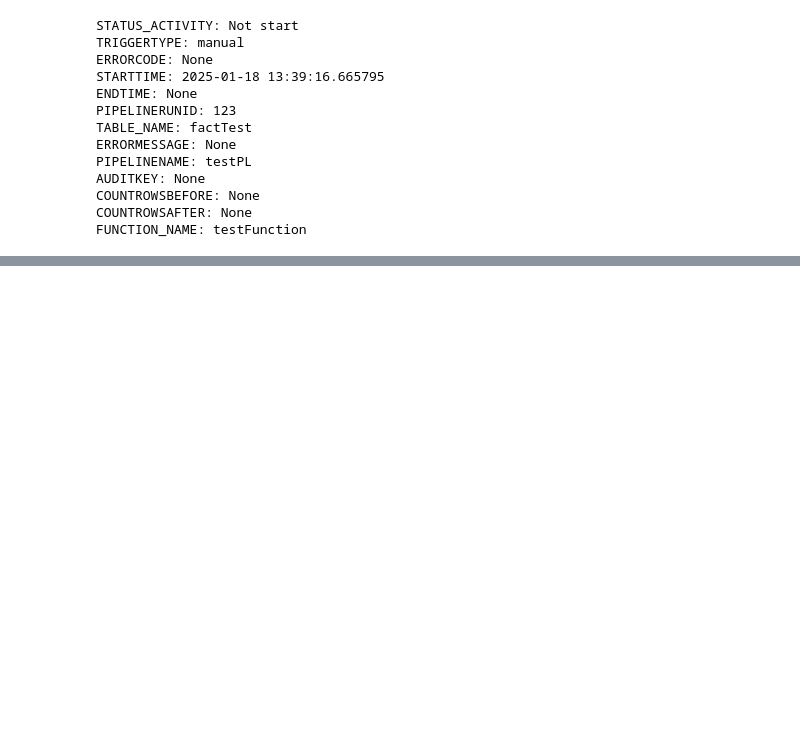
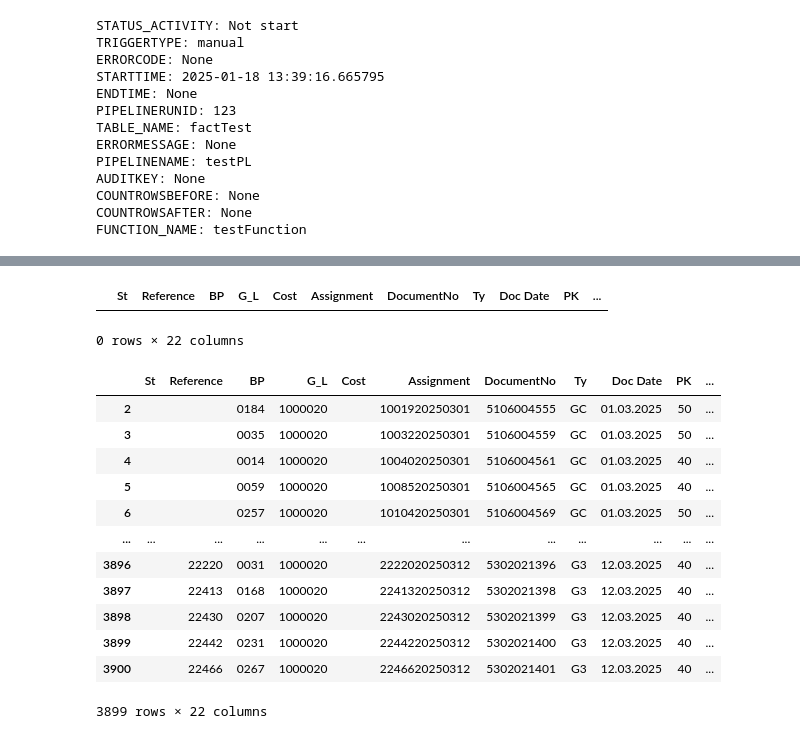
Before and after one commit to yamchote-ppt/BCP-data-platform, a Jupyter notebook: test.ipynb, the cells around one changed output, grey strips where cells are left out. Saved outputs shown, nothing was run; the diff lists cells and outputs as text; code cells hidden in the pictures; blank space fills up the shorter version.

```diff
--- a/test.ipynb
+++ b/test.ipynb
@@ -409,0 +465,57 @@ SyntaxError: invalid syntax (2940658051.py, line 1)
+# %%
+filename = "1106070_25_03_13.XLSx"
+df = pd.read_excel(filename,skiprows=4).fillna("").astype("str").sum(axis=1).str.split("\t",expand=True)
+df_col = df.iloc[0].str.replace('.','').str.replace('G/L','G_L')
+df = df.iloc[2:]
+df.columns = df_col.str.strip().apply(lambda x: '-' if len(x) == 0 else x)
+df = df.iloc[:-2]
+df = df.drop(columns='-')
+df = df[df['Text'].str.contains('CPICK')]
+df['AssignmentDate'] = df['Assignment'].str[-8:]
+df['DocDate'] = pd.to_datetime(df['Doc Date'].str.replace(".",""),format="%m%d%Y").dt.strftime('%Y%m%d')
+df['POSNumber'] = df['Assignment'].str[:5]
+df['Amount in doc curr'] = df['Amount in doc curr'].str.strip()
+df['DocumentNo'] = df['DocumentNo'].str.strip()
+df['AmountCURR'] = df['Amount in doc curr'].str.extract(r'([^\.]+)\..*',expand=False).str.replace(r'[\.,]',"",regex=True)
+df['FileName'] = filename
+df['ETL_Date'] = datetime.now()
+df['YYYYMM_DocDate'] = pd.to_datetime(df['Doc Date'],format='%d.%m.%Y').dt.strftime('%Y%m')
+
+df
+# %% [output]
+|  | St | Reference | BP | G_L | Cost | Assignment | DocumentNo | Ty | Doc Date | PK | ... |
+0 rows × 22 columns
+# %%
+filename = "1000020_25_03_13.XLSx"
+df = pd.read_excel(filename,skiprows=4).fillna("").astype("str").sum(axis=1).str.split("\t",expand=True)
+df_col = df.iloc[0].str.replace('.','').str.replace('G/L','G_L')
+df = df.iloc[2:]
+df.columns = df_col.str.strip().apply(lambda x: '-' if len(x) == 0 else x)
+df = df.iloc[:-2]
+df = df.drop(columns='-')
+df = df[df['G_L'].str.len()>=1]
+df['AssignmentDate'] = df['Assignment'].str[-8:]
+df['DocDate'] = pd.to_datetime(df['Doc Date'].str.replace(".",""),format="%m%d%Y").dt.strftime('%Y%m%d')
+df['POSNumber'] = df['Assignment'].str[:5]
+df['Amount in doc curr'] = df['Amount in doc curr'].str.strip()
+df['DocumentNo'] = df['DocumentNo'].str.strip()
+df['AmountCURR'] = df['Amount in doc curr'].str.extract(r'([^\.]+)\..*',expand=False).str.replace(r'[\.,]',"",regex=True)
+df['FileName'] = filename
+df['ETL_Date'] = datetime.now()
+df['YYYYMM_DocDate'] = pd.to_datetime(df['Doc Date'],format='%d.%m.%Y').dt.strftime('%Y%m')
+
+df
+# %% [output]
+|  | St | Reference | BP | G_L | Cost | Assignment | DocumentNo | Ty | Doc Date | PK | ... |
+| 2 |  |  | 0184 | 1000020 |  | 1001920250301 | 5106004555 | GC | 01.03.2025 | 50 | ... |
+| 3 |  |  | 0035 | 1000020 |  | 1003220250301 | 5106004559 | GC | 01.03.2025 | 50 | ... |
+| 4 |  |  | 0014 | 1000020 |  | 1004020250301 | 5106004561 | GC | 01.03.2025 | 40 | ... |
+| 5 |  |  | 0059 | 1000020 |  | 1008520250301 | 5106004565 | GC | 01.03.2025 | 40 | ... |
+| 6 |  |  | 0257 | 1000020 |  | 1010420250301 | 5106004569 | GC | 01.03.2025 | 50 | ... |
+| ... | ... | ... | ... | ... | ... | ... | ... | ... | ... | ... | ... |
+| 3896 |  | 22220 | 0031 | 1000020 |  | 2222020250312 | 5302021396 | G3 | 12.03.2025 | 40 | ... |
+| 3897 |  | 22413 | 0168 | 1000020 |  | 2241320250312 | 5302021398 | G3 | 12.03.2025 | 40 | ... |
+| 3898 |  | 22430 | 0207 | 1000020 |  | 2243020250312 | 5302021399 | G3 | 12.03.2025 | 40 | ... |
+| 3899 |  | 22442 | 0231 | 1000020 |  | 2244220250312 | 5302021400 | G3 | 12.03.2025 | 40 | ... |
+| 3900 |  | 22466 | 0267 | 1000020 |  | 2246620250312 | 5302021401 | G3 | 12.03.2025 | 40 | ... |
+3899 rows × 22 columns
```
Also changed, not shown: parts of 6 cells of this notebook, 10 other files.
